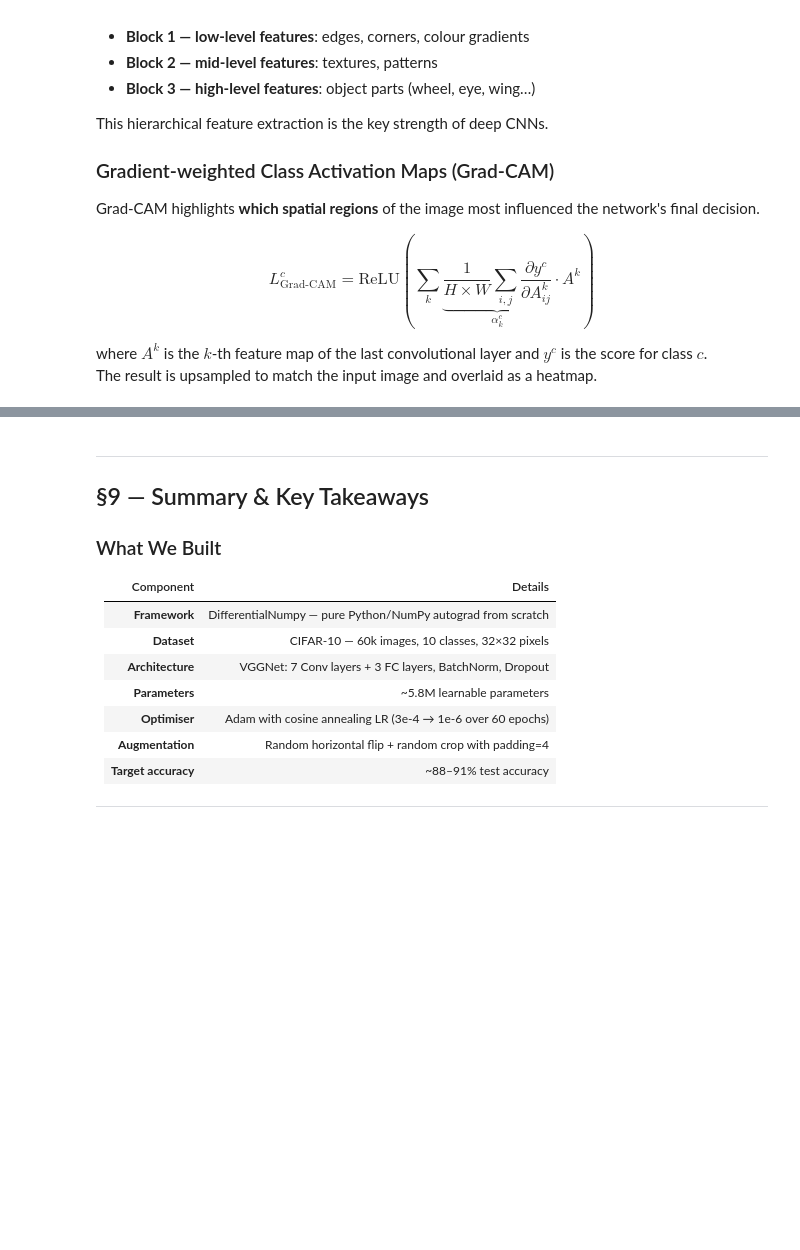
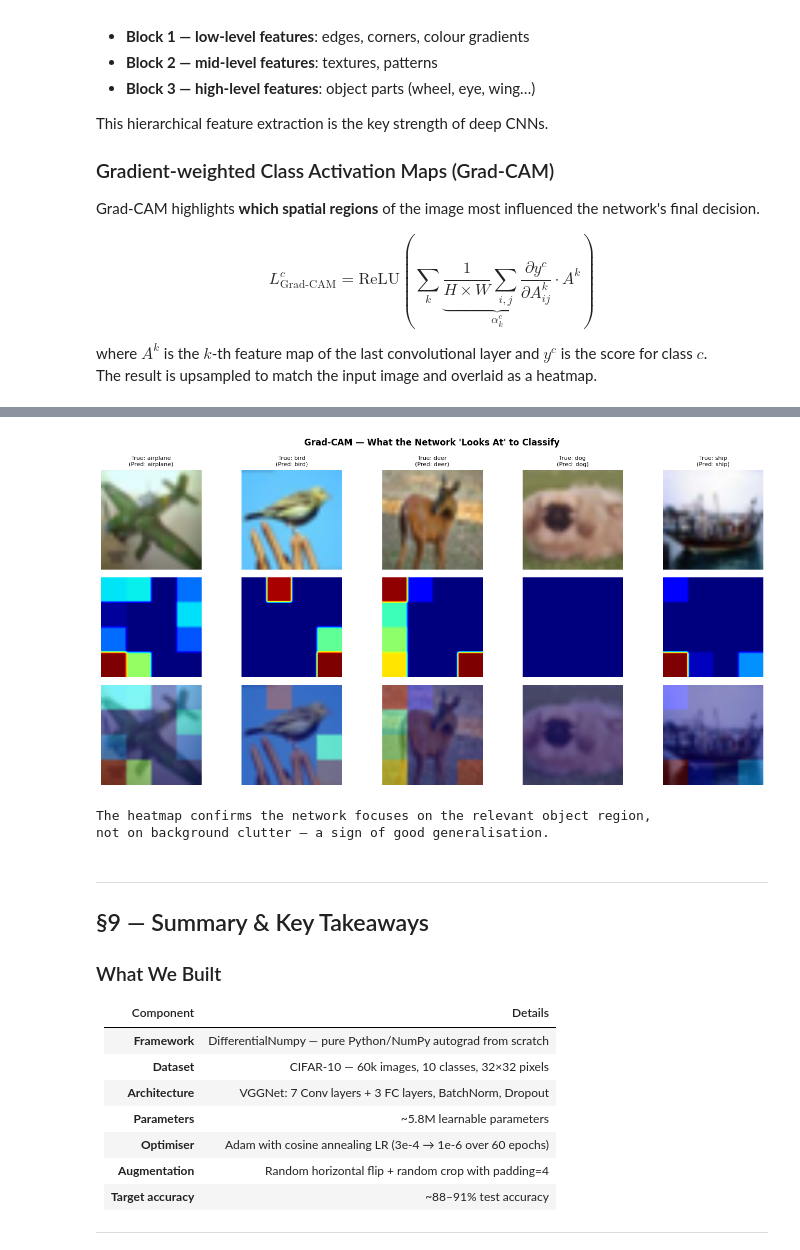
Before and after one commit to Seydifa/AutoDiff-Numpy, a Jupyter notebook: notebooks/vision_example.ipynb, the cells around one changed output, grey strips where cells are left out. Cells and saved outputs as stored; diff of their text form; code cells hidden in the pictures; blank space fills up the shorter version.

```diff
--- a/notebooks/vision_example.ipynb
+++ b/notebooks/vision_example.ipynb
@@ -1133,24 +1451,30 @@ def grad_cam(model, x_np, target_class, device="cpu"):
     logits = model.fc3(x2)              # (1, 10)
 
     # ── Score for target class (scalar) ──────────────────────────────────
-    class_score = dnp.ops.sum(logits * (np.arange(10) == target_class).astype(np.float32))
+    mask_np    = (np.arange(10) == target_class).astype(np.float32)
+    mask_t     = Tensor(mask_np)
+    if device == "cuda":
+        mask_t = mask_t.cuda()
+    class_score = dnp.ops.sum(logits * mask_t)
 
     # ── Backward to get ∂score / ∂feature_map ────────────────────────────
     model.zero_grad()
     class_score.backward()
 
     # ── Grad-CAM formula ──────────────────────────────────────────────────
-    grads   = np.asarray(feat_map.grad)           # (1, 256, 4, 4)
+    grads   = as_numpy(feat_map.grad)           # (1, 256, 4, 4)
     weights = grads[0].mean(axis=(1, 2))          # (256,) — α_k
-    fmaps   = np.asarray(feat_map.data)[0]        # (256, 4, 4)
+    fmaps   = as_numpy(feat_map.data)[0]        # (256, 4, 4)
 
     cam = np.sum(weights[:, None, None] * fmaps, axis=0)   # (4, 4)
     cam = np.maximum(cam, 0)                                # ReLU
 
-    # Upsample to 32×32 using bilinear interpolation
-    from scipy.ndimage import zoom
+    # Upsample to 32×32 using nearest-neighbor (pure numpy — avoids scipy import)
     scale = 32 / cam.shape[0]
-    cam   = zoom(cam, scale, order=1)
+    new_size = int(cam.shape[0] * scale)
+    ri = (np.arange(new_size) / scale).astype(int).clip(0, cam.shape[0] - 1)
+    ci = (np.arange(new_size) / scale).astype(int).clip(0, cam.shape[1] - 1)
+    cam = cam[np.ix_(ri, ci)]
 
     # Normalise
     if cam.max() > 0:
@@ -1180,33 +1504,37 @@ for col_i, (cls_i, t_idx) in enumerate(zip(sel_classes, test_indices)):
     axes[0, col_i].set_title(f"True: {CLASS_NAMES[cls_i]}\n(Pred: {CLASS_NAMES[pred_class]})",
                                fontsize=8)
     axes[0, col_i].axis("off")
 
     # Row 1: Grad-CAM heatmap
     axes[1, col_i].imshow(cam, cmap="jet", vmin=0, vmax=1, interpolation="bilinear")
     axes[1, col_i].axis("off")
     if col_i == 0:
         axes[1, 0].set_ylabel("Grad-CAM\nheatmap", fontsize=9,
                                rotation=0, labelpad=60, va="center")
 
     # Row 2: overlay
     orig_norm = orig.astype(np.float32) / 255.0
     import matplotlib.cm as cm
     heatmap   = cm.jet(cam)[:, :, :3]
     overlay   = 0.55 * orig_norm + 0.45 * heatmap
     overlay   = np.clip(overlay, 0, 1)
     axes[2, col_i].imshow(overlay, interpolation="bilinear")
     axes[2, col_i].axis("off")
     if col_i == 0:
         axes[2, 0].set_ylabel("Overlay", fontsize=9,
                                rotation=0, labelpad=55, va="center")
 
 axes[0, 0].set_ylabel("Original", fontsize=9, rotation=0, labelpad=55, va="center")
 
 plt.tight_layout()
 plt.savefig("grad_cam.png", dpi=120, bbox_inches="tight")
 plt.show()
 print("The heatmap confirms the network focuses on the relevant object region,")
 print("not on background clutter — a sign of good generalisation.")
+# %% [output]
+[figure, added]
+The heatmap confirms the network focuses on the relevant object region,
+not on background clutter — a sign of good generalisation.
 # %% [markdown]
 ---
 ## §9 — Summary & Key Takeaways
```
Also changed, not shown: parts of 19 cells of this notebook, 3 other files.
